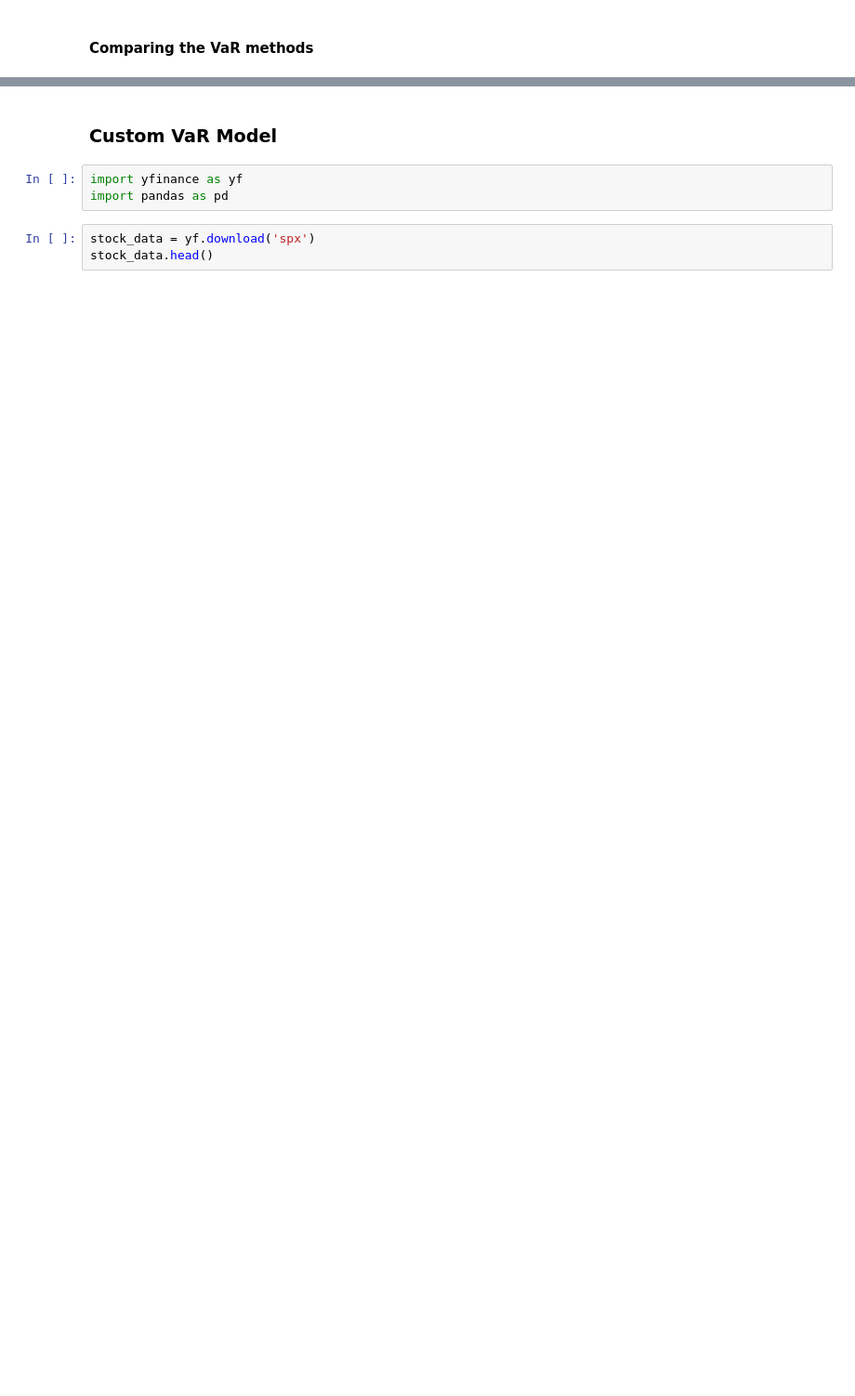
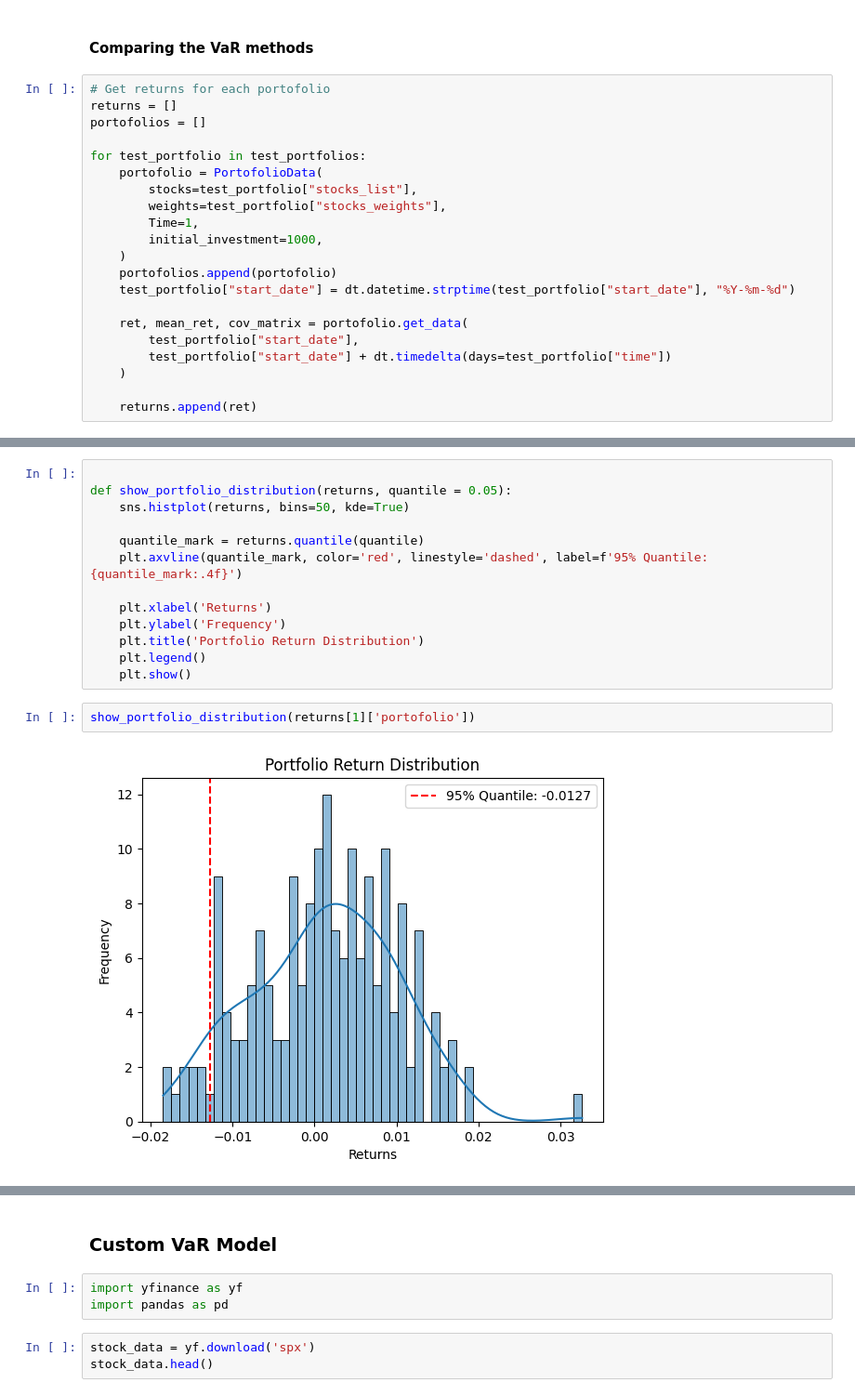
Before and after one commit to mairovitzmario/value-at-risk, a Jupyter notebook: api/research.ipynb, the cells around one changed output, grey strips where cells are left out. Shown at 93% size. Saved outputs shown, nothing was run; the diff lists cells and outputs as text; blank space fills up the shorter version.

Commit message:
visualize on graph the differences between the actual quantile and the different var methods

```diff
--- a/api/research.ipynb
+++ b/api/research.ipynb
@@ -164,2 +152,23 @@ test_portfolios[0]
 # %% [markdown]
 #### Comparing the VaR methods
+# %%
+# Get returns for each portofolio
+returns = []
+portofolios = []
+
+for test_portfolio in test_portfolios:
+    portofolio = PortofolioData(
+        stocks=test_portfolio["stocks_list"],
+        weights=test_portfolio["stocks_weights"],
+        Time=1,
+        initial_investment=1000,
+    )
+    portofolios.append(portofolio)
+    test_portfolio["start_date"] = dt.datetime.strptime(test_portfolio["start_date"], "%Y-%m-%d")
+
+    ret, mean_ret, cov_matrix = portofolio.get_data(
+        test_portfolio["start_date"],
+        test_portfolio["start_date"] + dt.timedelta(days=test_portfolio["time"])
+    )
+
+    returns.append(ret)
@@ -165,0 +193,17 @@ test_portfolios[0]
+# %%
+
+def show_portfolio_distribution(returns, quantile = 0.05):
+    sns.histplot(returns, bins=50, kde=True)
+
+    quantile_mark = returns.quantile(quantile)
+    plt.axvline(quantile_mark, color='red', linestyle='dashed', label=f'95% Quantile: {quantile_mark:.4f}')
+
+    plt.xlabel('Returns')
+    plt.ylabel('Frequency')
+    plt.title('Portfolio Return Distribution')
+    plt.legend()
+    plt.show()
+# %%
+show_portfolio_distribution(returns[1]['portofolio'])
+# %% [output]
+[figure, added]
```
Also changed, not shown: parts of 11 cells of this notebook, 2 other files.
